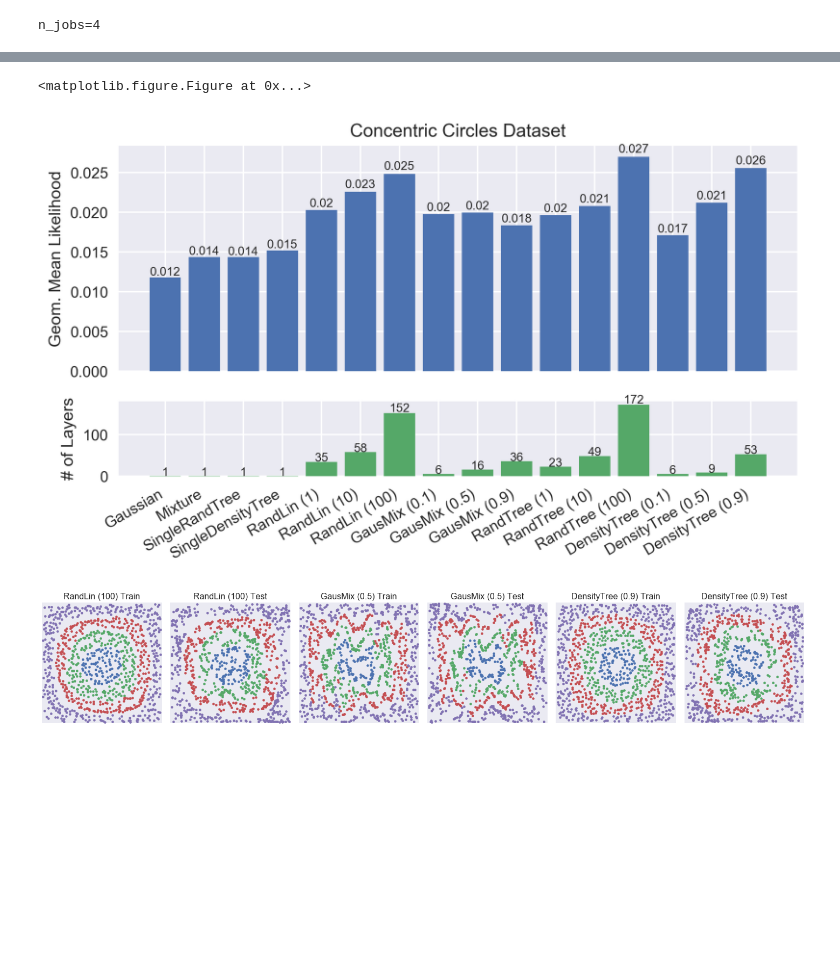
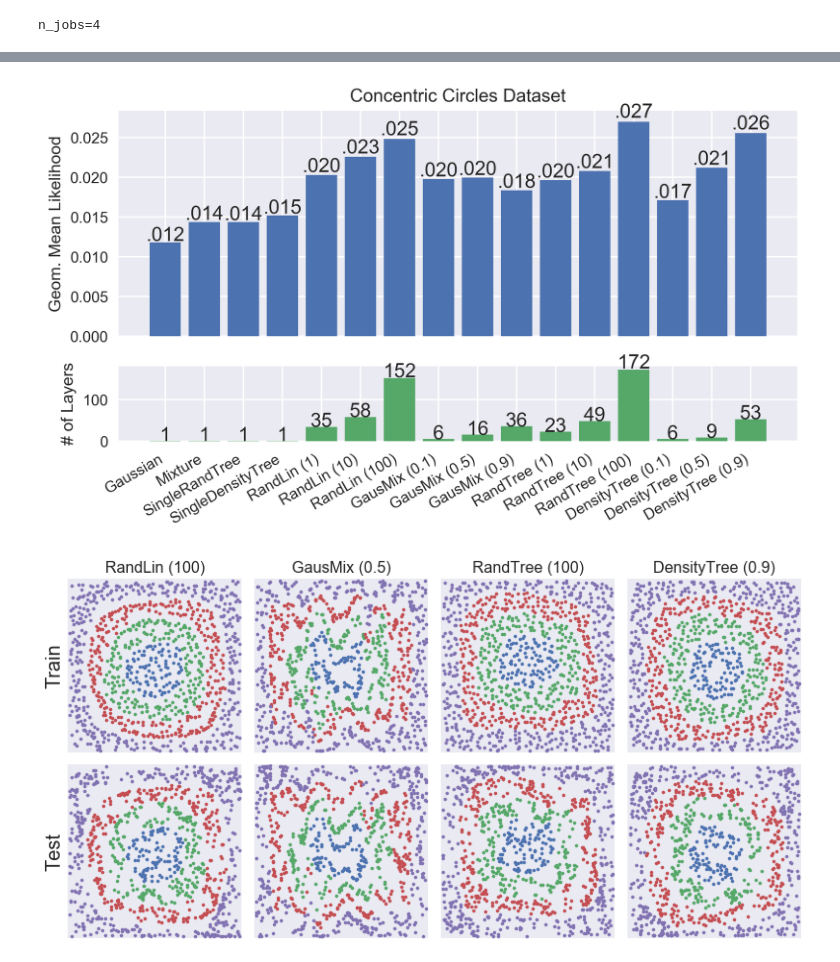
Before and after one commit to davidinouye/destructive-deep-learning, a Jupyter notebook: notebooks/demo_toy_experiment.ipynb, the cells around one changed output, grey strips where cells are left out. Drawn from its saved outputs; the diff is of its cells as text; code cells hidden in the pictures; blank space fills up the shorter version.

Commit message:
Updated figures for paper of demo_toy_experiment

```diff
--- a/notebooks/demo_toy_experiment.ipynb
+++ b/notebooks/demo_toy_experiment.ipynb
@@ -298,11 +298,14 @@ DEBUG:__main__:train=-2.713, test=-3.667, train_time=12.837, score_time=1.642, d
 # %%
 # Compile results for plotting
-def _add_val_over_bar(ax, vals, fmt='%.2g'):
+def _add_val_over_bar(ax, vals, fmt='%.3f'):
     """Add value text over matplotlib bar chart."""
     for v, p in zip(vals, ax.patches):
         height = p.get_height()
+        val_str = fmt % v
+        if '0.' in val_str:
+            val_str = val_str[1:]
         ax.text(p.get_x() + p.get_width() / 2.0, height + p.get_height() * 0.02,
-                fmt % v, ha='center', fontsize=8)
+                val_str, ha='center', fontsize=13)
 
 # Get scores, number of layers and destructor names
 exp_test_scores = np.exp([res['test_score'] for res in results_arr])
@@ -336,13 +339,12 @@ for item in plt.gca().get_xticklabels():
 #plt.savefig('bar_%s.png' % D.name, bbox_inches='tight')
 plt.show()
 # %% [output]
-<matplotlib.figure.Figure at 0x...>
-[figure, old version]
+[figure, new version]
 # %%
 # Select best destructors of main groups (linear, mixture, tree) and precompute transforms for figure below
 selected_arr = [
     res for res in results_arr if res['destructor_name'] in [
-        'RandLin (100)', 'GausMix (0.5)', 'DensityTree (0.9)'
+        'RandLin (100)', 'GausMix (0.5)', 'RandTree (100)', 'DensityTree (0.9)'
     ]
 ]
 def _add_transform(res):
@@ -354,39 +356,42 @@ selected_arr = [_add_transform(res) for res in selected_arr]
 # Create figure for destroyed samples (train and test)
 def _clean_axis(ax, limits=None):
     if limits is not None:
         for i, lim in enumerate(limits):
             eps = 0.01 * (lim[1] - lim[0])
             lim = [lim[0] - eps, lim[1] + eps]
             if i == 0:
                 ax.set_xlim(lim)
             else:
                 ax.set_ylim(lim)
     ax.set_xticks([])
     ax.set_yticks([])
     ax.set_aspect('equal', 'box')
 
 def _scatter_X_y(X, y, ax, **kwargs):
     if 's' not in kwargs:
         kwargs['s'] = 18
     if y is not None:
         for label in np.unique(y):
             ax.scatter(X[y == label, 0], X[y == label, 1], **kwargs)
     else:
         ax.scatter(X[:, 0], X[:, 1])
 
-fig, axes_arr = plt.subplots(1, len(selected_arr) * 2, figsize=(20, 4))
-axes_mat = axes_arr.reshape(-1, 2)
-for res, axes in zip(selected_arr, axes_mat):
+fig, axes_mat = plt.subplots(2, len(selected_arr), figsize=(11, 5.7))
+axes_mat = axes_mat.reshape(2, -1).transpose()
+for i, (res, axes) in enumerate(zip(selected_arr, axes_mat)):
     for split, X_split, y_split,  ax in zip(
         ['Train', 'Test'], [X_train, X_test], [y_train, y_test], axes
     ):
-        _scatter_X_y(res['Z_%s' % split.lower()], y_split, ax)
+        _scatter_X_y(res['Z_%s' % split.lower()], y_split, ax, s=10)
         _clean_axis(ax, limits=[[0, 1], [0, 1]])
-        ax.set_title('%s %s' % (res['destructor_name'], split), fontsize=16)
+        if split == 'Train':
+            ax.set_title(res['destructor_name'], fontsize=16)
+        if i == 0:
+            ax.set_ylabel(split, fontsize=20)
 plt.tight_layout()
 plt.show()
 # %% [output]
-[figure, old version]
+[figure, new version]
 # %%
 # Create figure to show progression across stages
 selected_res = next(res for res in results_arr if res['destructor_name'] == 'DensityTree (0.9)')
```
Also changed, not shown: parts of 2 cells of this notebook.
